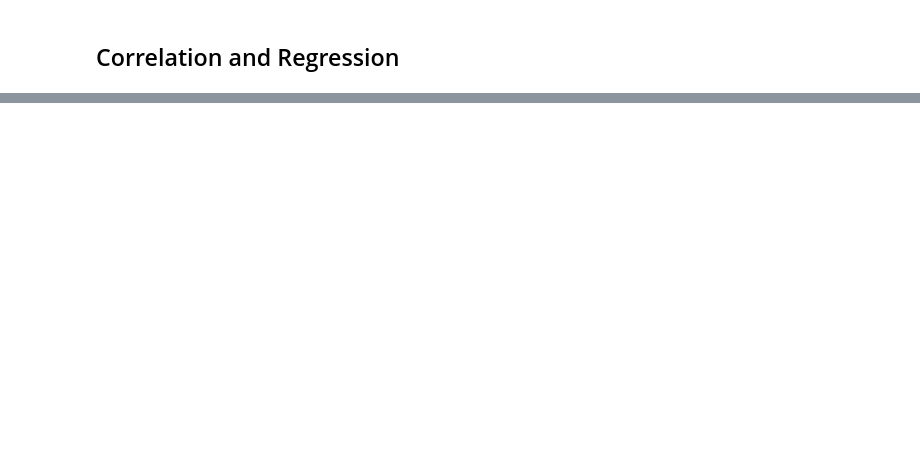
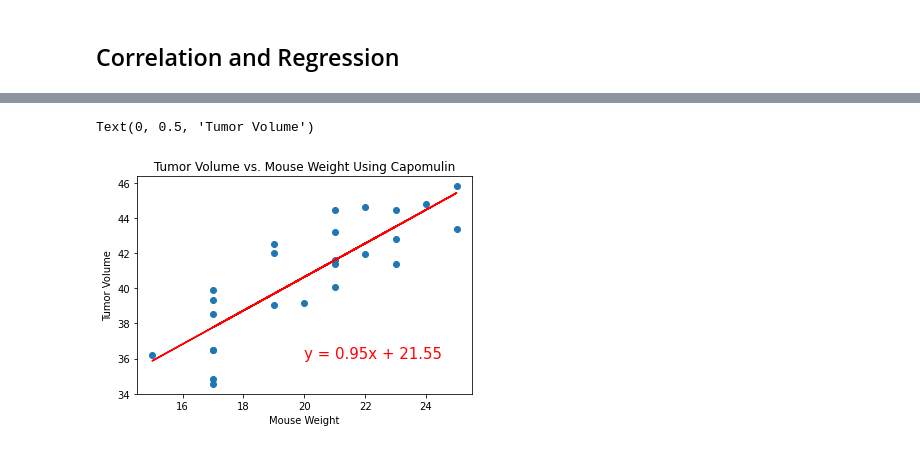
Before and after one commit to pamhinostroza/Matplotlib_Challenge, a Jupyter notebook: pymaceuticals_starter.ipynb, the cells around one changed output, grey strips where cells are left out. Drawn from its saved outputs; the diff is of its cells as text; code cells hidden in the pictures; blank space fills up the shorter version.

```diff
--- a/pymaceuticals_starter.ipynb
+++ b/pymaceuticals_starter.ipynb
@@ -295,0 +284,23 @@ st.pearsonr(weight,tumor_volume)
+# %%
+#Plot the linear regression model on top of the previous scatter plot.
+def plot_regression(x_values, y_values, text_location):
+    # main calculation for linreg
+    (slope, intercept, rvalue, pvalue,stderr)=linregress(x_values,y_values)
+
+    # calculate y-values for regression line
+    predicted_y=slope*x_values+intercept
+    # create text for line
+    line_equation=f"y = {round(slope,2)}x + {round(intercept,2)}"
+
+    # plotting
+    plt.scatter(x_values,y_values) # blue points
+    plt.plot(x_values,predicted_y,c='r') # red line
+    plt.annotate(line_equation,text_location,c='r',fontsize=15) # red text
+# %%
+plot_regression(x_axis,y_axis,text_location=(20,36))
+plt.title("Tumor Volume vs. Mouse Weight Using Capomulin")
+plt.xlabel("Mouse Weight")
+plt.ylabel("Tumor Volume")
+# %% [output]
+Text(0, 0.5, 'Tumor Volume')
+[figure, added]
```
Also changed, not shown: parts of 13 cells of this notebook.
